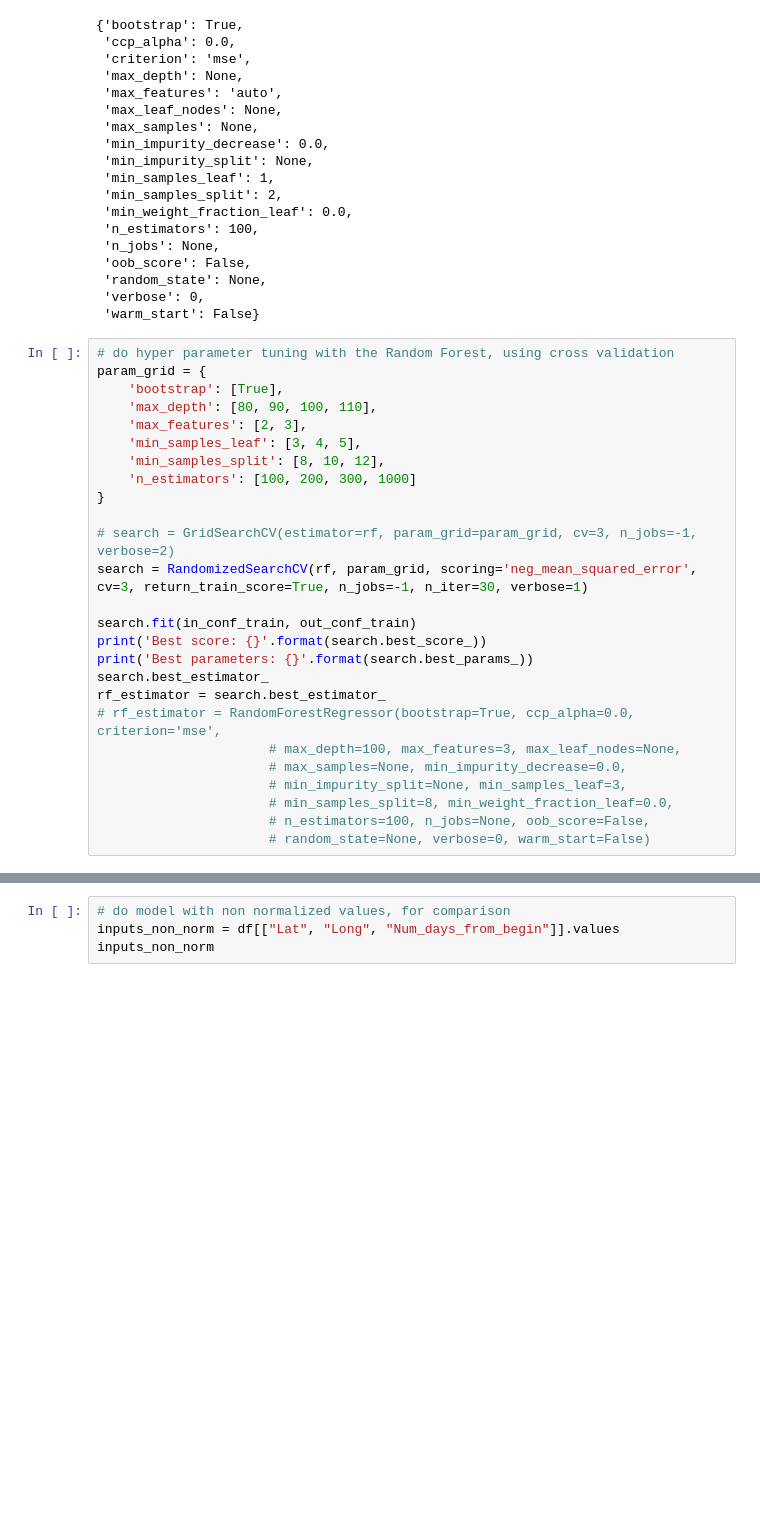
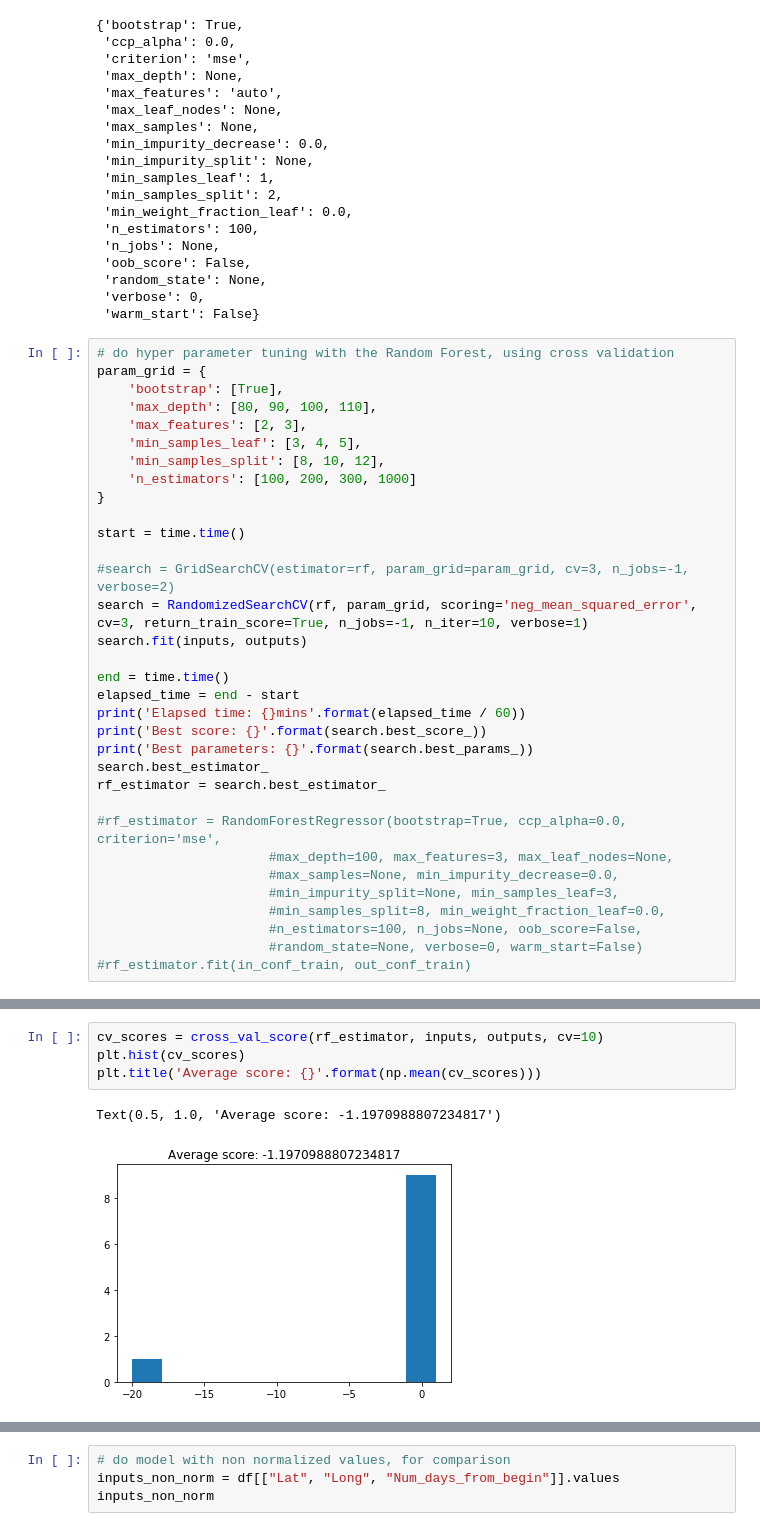
Before and after one commit to EduRibeiro00/CovidForecast-feup-iart, a Jupyter notebook: proj2/covid_analysis_rf.ipynb, the cells around one changed output, grey strips where cells are left out. Drawn from its saved outputs; the diff is of its cells as text; blank space fills up the shorter version.

```diff
--- a/proj2/covid_analysis_rf.ipynb
+++ b/proj2/covid_analysis_rf.ipynb
@@ -94,19 +95,26 @@ param_grid = {
     'n_estimators': [100, 200, 300, 1000]
 }
 
-# search = GridSearchCV(estimator=rf, param_grid=param_grid, cv=3, n_jobs=-1, verbose=2)
-search = RandomizedSearchCV(rf, param_grid, scoring='neg_mean_squared_error', cv=3, return_train_score=True, n_jobs=-1, n_iter=30, verbose=1)
+start = time.time()
 
-search.fit(in_conf_train, out_conf_train)
+#search = GridSearchCV(estimator=rf, param_grid=param_grid, cv=3, n_jobs=-1, verbose=2)
+search = RandomizedSearchCV(rf, param_grid, scoring='neg_mean_squared_error', cv=3, return_train_score=True, n_jobs=-1, n_iter=10, verbose=1)
+search.fit(inputs, outputs)
+
+end = time.time()
+elapsed_time = end - start
+print('Elapsed time: {}mins'.format(elapsed_time / 60))
 print('Best score: {}'.format(search.best_score_))
 print('Best parameters: {}'.format(search.best_params_))
 search.best_estimator_
 rf_estimator = search.best_estimator_
-# rf_estimator = RandomForestRegressor(bootstrap=True, ccp_alpha=0.0, criterion='mse',
-                      # max_depth=100, max_features=3, max_leaf_nodes=None,
-                      # max_samples=None, min_impurity_decrease=0.0,
-                      # min_impurity_split=None, min_samples_leaf=3,
-                      # min_samples_split=8, min_weight_fraction_leaf=0.0,
-                      # n_estimators=100, n_jobs=None, oob_score=False,
-                      # random_state=None, verbose=0, warm_start=False)
+
+#rf_estimator = RandomForestRegressor(bootstrap=True, ccp_alpha=0.0, criterion='mse',
+                      #max_depth=100, max_features=3, max_leaf_nodes=None,
+                      #max_samples=None, min_impurity_decrease=0.0,
+                      #min_impurity_split=None, min_samples_leaf=3,
+                      #min_samples_split=8, min_weight_fraction_leaf=0.0,
+                      #n_estimators=100, n_jobs=None, oob_score=False,
+                      #random_state=None, verbose=0, warm_start=False)
+#rf_estimator.fit(in_conf_train, out_conf_train)
 # %% [output]
@@ -159,3 +138,10 @@ plt.hist(model_accuracies)
+# %%
+cv_scores = cross_val_score(rf_estimator, inputs, outputs, cv=10)
+plt.hist(cv_scores)
+plt.title('Average score: {}'.format(np.mean(cv_scores)))
+# %% [output]
+Text(0.5, 1.0, 'Average score: -1.1970988807234817')
+[figure, added]
 # %%
 usa_df = df.loc[df["Country/Region"] == "US"]
 usa_inputs = usa_df[["Lat_norm", "Long_norm", "Num_days_from_begin_norm"]].values
```
Also changed, not shown: parts of 9 cells of this notebook.
